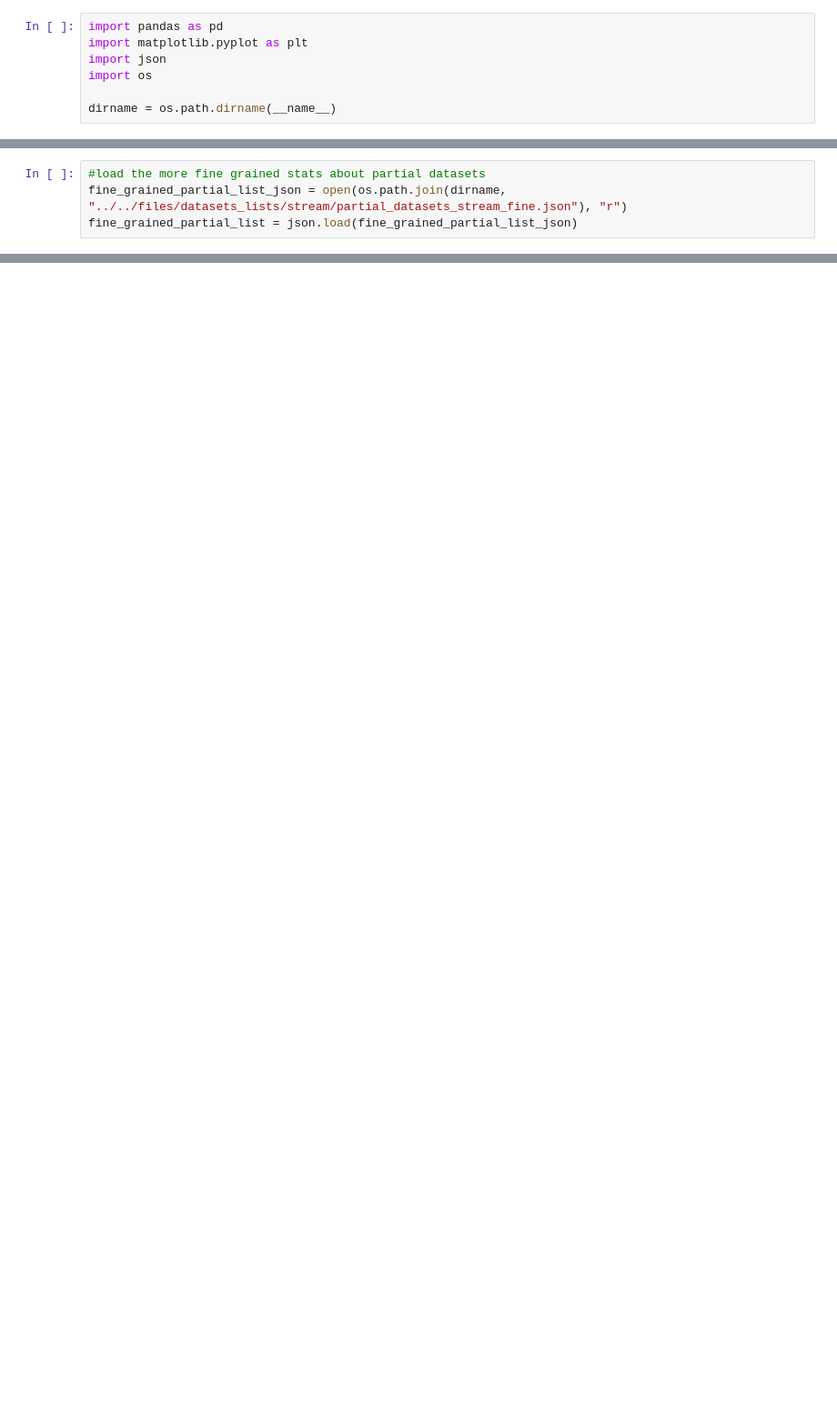
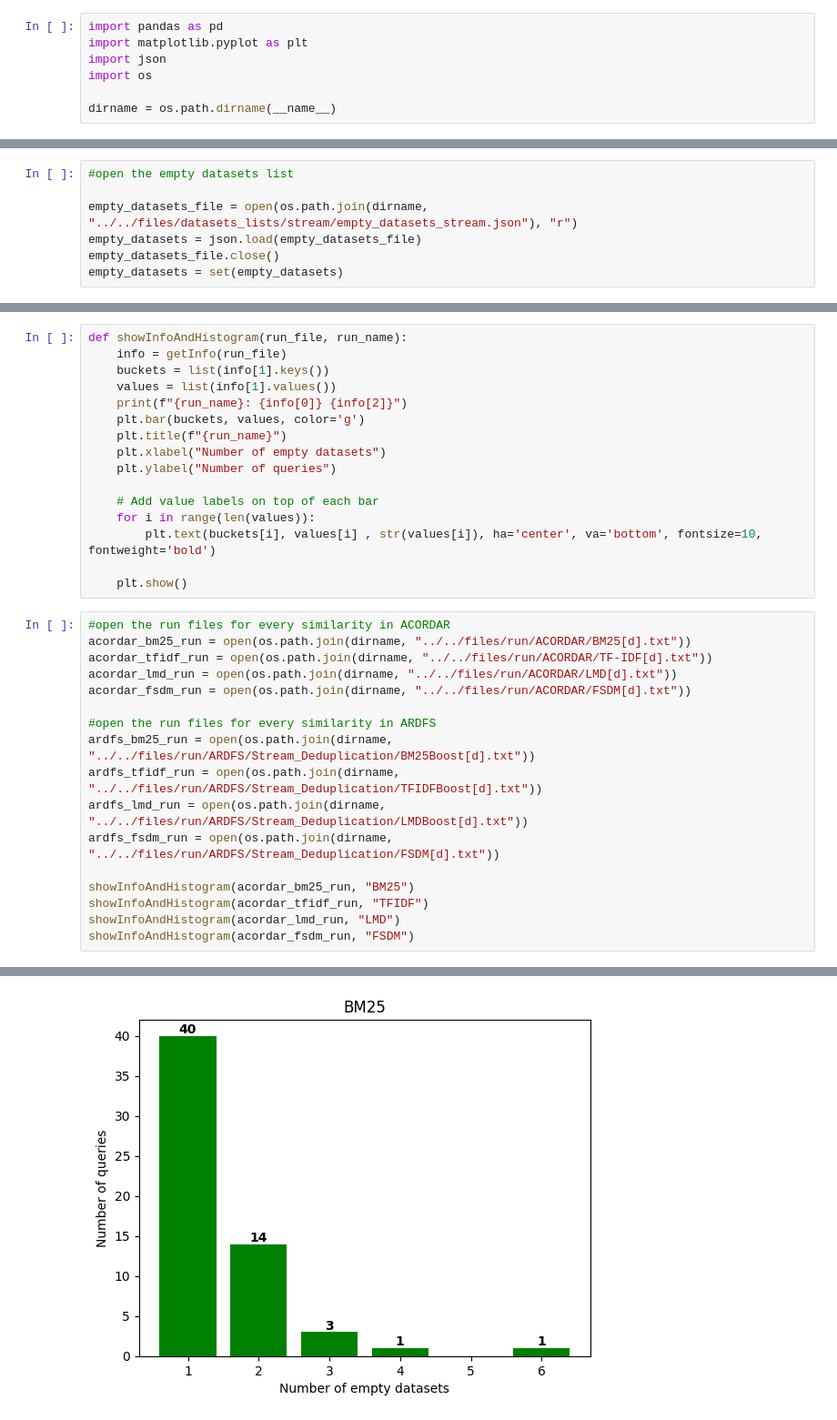
Before and after one commit to manuelbarusco/ARA, a Jupyter notebook: script/results_analysis/data_based_systems.ipynb, the cells around one changed output, grey strips where cells are left out. Shown at 91% size. Saved outputs shown, nothing was run; the diff lists cells and outputs as text; blank space fills up the shorter version.

```diff
--- a/script/results_analysis/data_based_systems.ipynb
+++ b/script/results_analysis/data_based_systems.ipynb
@@ -377,4 +15,0 @@ Since during the download and parsing phases we are losing some files because of
-# %%
-#load the more fine grained stats about partial datasets
-fine_grained_partial_list_json = open(os.path.join(dirname, "../../files/datasets_lists/stream/partial_datasets_stream_fine.json"), "r")
-fine_grained_partial_list = json.load(fine_grained_partial_list_json)
@@ -555,0 +20,7 @@ print(abs/n)
+# %%
+#open the empty datasets list
+
+empty_datasets_file = open(os.path.join(dirname, "../../files/datasets_lists/stream/empty_datasets_stream.json"), "r")
+empty_datasets = json.load(empty_datasets_file)
+empty_datasets_file.close()
+empty_datasets = set(empty_datasets)
@@ -555,0 +89,34 @@ print(abs/n)
+# %%
+def showInfoAndHistogram(run_file, run_name):
+    info = getInfo(run_file)
+    buckets = list(info[1].keys())
+    values = list(info[1].values())
+    print(f"{run_name}: {info[0]} {info[2]}")
+    plt.bar(buckets, values, color='g')
+    plt.title(f"{run_name}")
+    plt.xlabel("Number of empty datasets")
+    plt.ylabel("Number of queries")
+
+    # Add value labels on top of each bar
+    for i in range(len(values)):
+        plt.text(buckets[i], values[i] , str(values[i]), ha='center', va='bottom', fontsize=10, fontweight='bold')
+
+    plt.show()
+# %%
+#open the run files for every similarity in ACORDAR
+acordar_bm25_run = open(os.path.join(dirname, "../../files/run/ACORDAR/BM25[d].txt"))
+acordar_tfidf_run = open(os.path.join(dirname, "../../files/run/ACORDAR/TF-IDF[d].txt"))
+acordar_lmd_run = open(os.path.join(dirname, "../../files/run/ACORDAR/LMD[d].txt"))
+acordar_fsdm_run = open(os.path.join(dirname, "../../files/run/ACORDAR/FSDM[d].txt"))
+
+#open the run files for every similarity in ARDFS
+ardfs_bm25_run = open(os.path.join(dirname, "../../files/run/ARDFS/Stream_Deduplication/BM25Boost[d].txt"))
+ardfs_tfidf_run = open(os.path.join(dirname, "../../files/run/ARDFS/Stream_Deduplication/TFIDFBoost[d].txt"))
+ardfs_lmd_run = open(os.path.join(dirname, "../../files/run/ARDFS/Stream_Deduplication/LMDBoost[d].txt"))
+ardfs_fsdm_run = open(os.path.join(dirname, "../../files/run/ARDFS/Stream_Deduplication/FSDM[d].txt"))
+
+showInfoAndHistogram(acordar_bm25_run, "BM25")
+showInfoAndHistogram(acordar_tfidf_run, "TFIDF")
+showInfoAndHistogram(acordar_lmd_run, "LMD")
+showInfoAndHistogram(acordar_fsdm_run, "FSDM")
+# %% [output]
@@ -555,0 +124 @@ print(abs/n)
+[figure, added]
```
Also changed, not shown: parts of 43 cells of this notebook, 4 other files.
